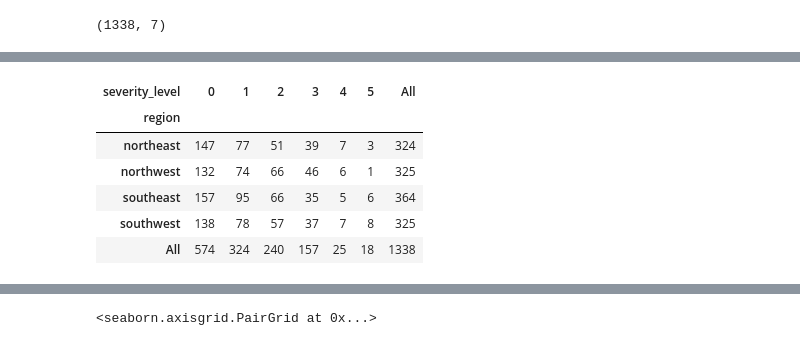
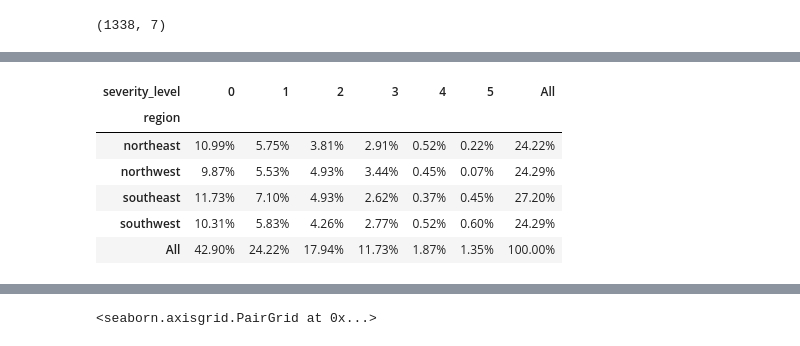
Before and after one commit to krashu/DSML, a Jupyter notebook: Case Study/apollo1.ipynb, the cells around one changed output, grey strips where cells are left out. Saved outputs shown, nothing was run; the diff lists cells and outputs as text; code cells hidden in the pictures.

```diff
--- a/Case Study/apollo1.ipynb
+++ b/Case Study/apollo1.ipynb
@@ -86,0 +72,7 @@ data.describe(include="O")
+# %%
+## replacing " " in column names with "_"
+data.columns = [i.replace(" ", "_") for i in data.columns]
+
+## converting appropriate columns to category type
+data = data.astype({i:"category" for i in ["sex", "smoker", "region", "severity_level"]})
+data.info()
@@ -123,10 +174,16 @@ Name: region, dtype: float64
 # %%
-pd.crosstab(index=data.region, columns=data.severity_level, margins=True).style.background_gradient(cmap='YlGnBu')
+pd.crosstab(index=data.region,
+            columns=data.severity_level,
+            margins=True,
+            normalize=True,
+            )\
+                .style.background_gradient(cmap='YlGnBu')\
+                    .format('{:.2%}')
 # %% [output]
 | severity_level | 0 | 1 | 2 | 3 | 4 | 5 | All |
 | region |  |  |  |  |  |  |  |
-| northeast | 147 | 77 | 51 | 39 | 7 | 3 | 324 |
-| northwest | 132 | 74 | 66 | 46 | 6 | 1 | 325 |
-| southeast | 157 | 95 | 66 | 35 | 5 | 6 | 364 |
-| southwest | 138 | 78 | 57 | 37 | 7 | 8 | 325 |
-| All | 574 | 324 | 240 | 157 | 25 | 18 | 1338 |
+| northeast | 10.99% | 5.75% | 3.81% | 2.91% | 0.52% | 0.22% | 24.22% |
+| northwest | 9.87% | 5.53% | 4.93% | 3.44% | 0.45% | 0.07% | 24.29% |
+| southeast | 11.73% | 7.10% | 4.93% | 2.62% | 0.37% | 0.45% | 27.20% |
+| southwest | 10.31% | 5.83% | 4.26% | 2.77% | 0.52% | 0.60% | 24.29% |
+| All | 42.90% | 24.22% | 17.94% | 11.73% | 1.87% | 1.35% | 100.00% |
```
Also changed, not shown: parts of 37 cells of this notebook.
